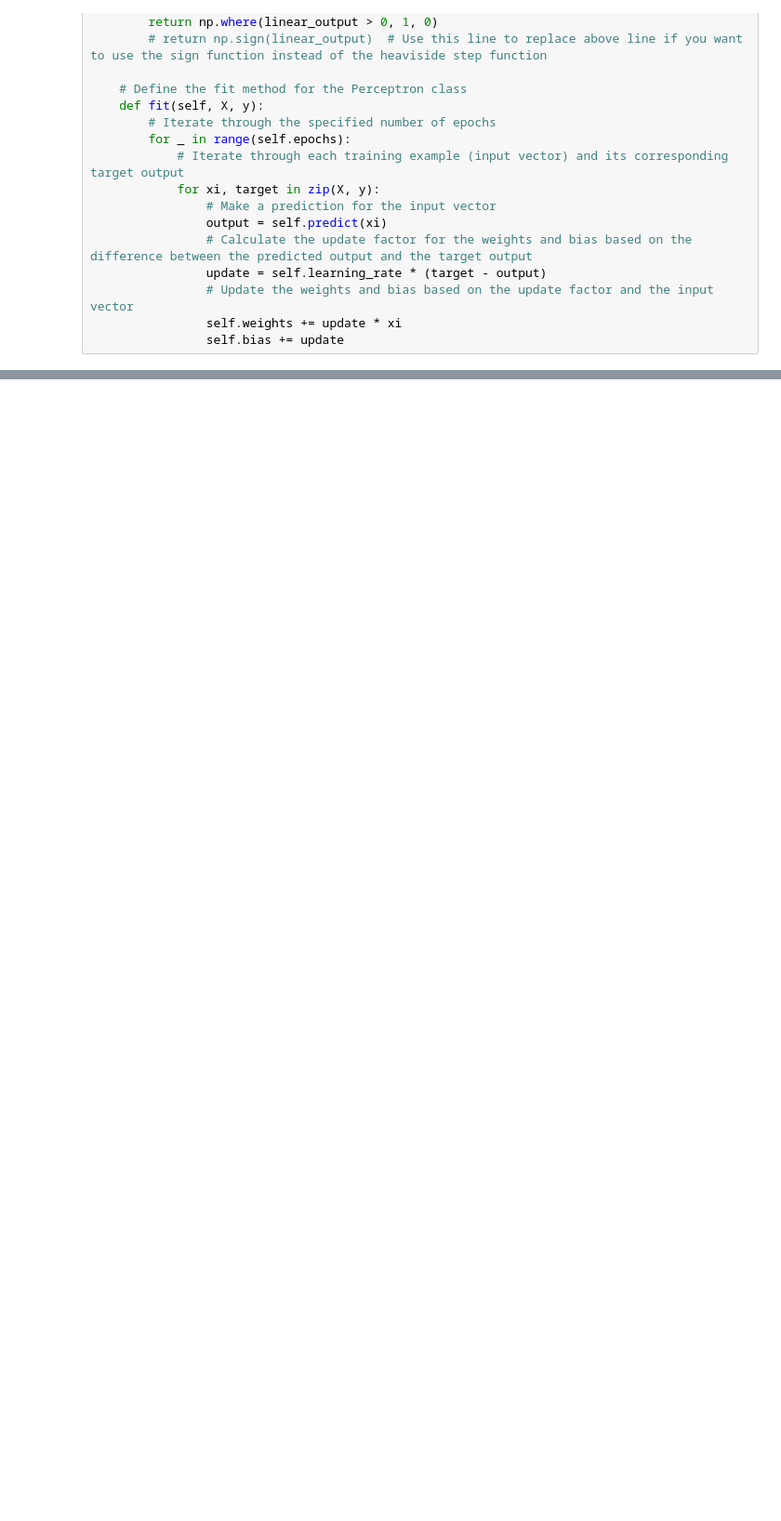
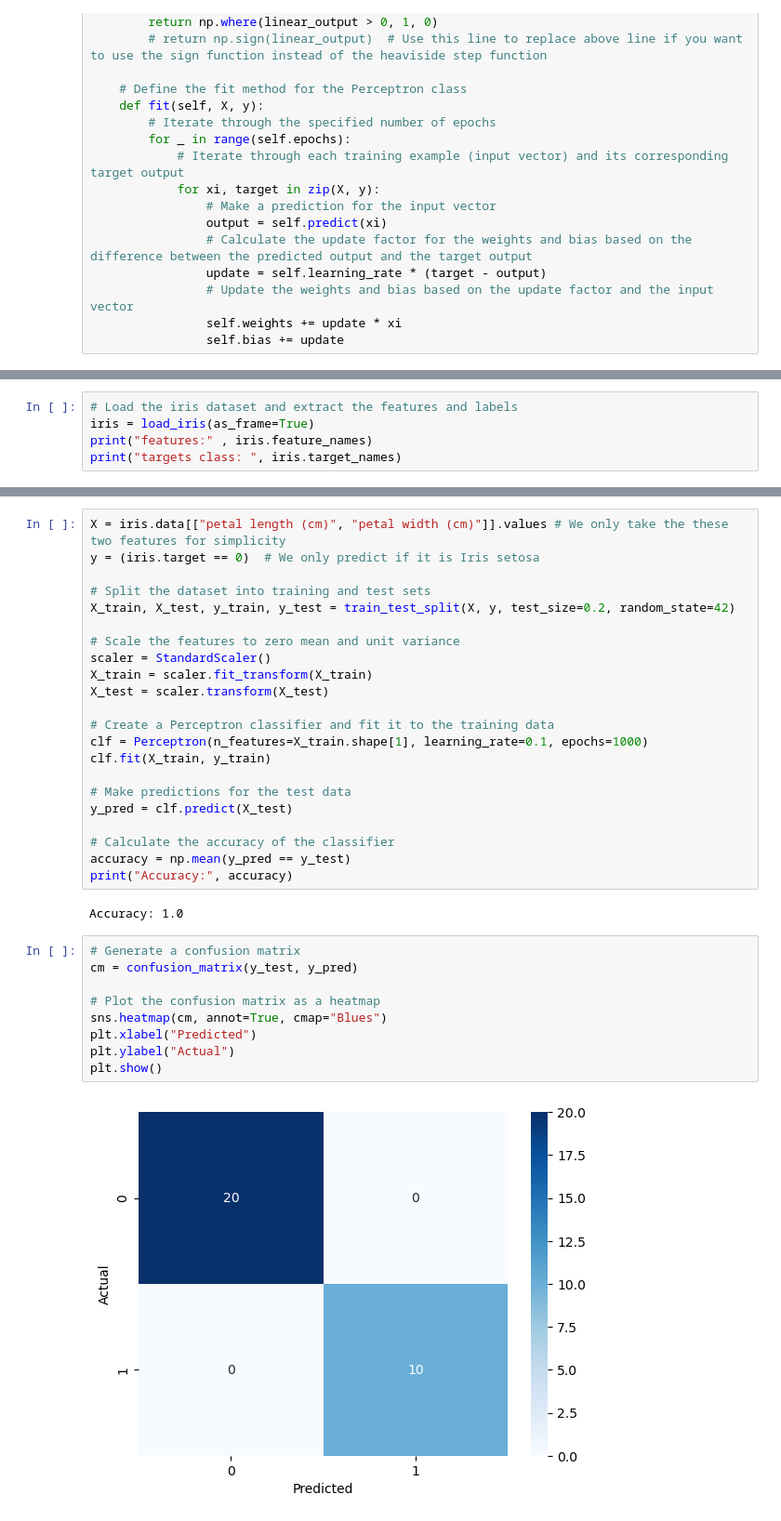
Before and after one commit to CSkylarL/DataScience-MachineLearning, a Jupyter notebook: algorithm/supervised_machine_learning/perceptron/perceptron.ipynb, the cells around one changed output, grey strips where cells are left out. Shown at 93% size. Cells and saved outputs as stored; diff of their text form; blank space fills up the shorter version.

Commit message:
perceptron

```diff
--- a/algorithm/supervised_machine_learning/perceptron/perceptron.ipynb
+++ b/algorithm/supervised_machine_learning/perceptron/perceptron.ipynb
@@ -102,0 +127,5 @@ class Perceptron:
+# %%
+# Load the iris dataset and extract the features and labels
+iris = load_iris(as_frame=True)
+print("features:" , iris.feature_names)
+print("targets class: ", iris.target_names)
@@ -102,0 +135,35 @@ class Perceptron:
+# %%
+X = iris.data[["petal length (cm)", "petal width (cm)"]].values # We only take the these two features for simplicity
+y = (iris.target == 0)  # We only predict if it is Iris setosa
+
+# Split the dataset into training and test sets
+X_train, X_test, y_train, y_test = train_test_split(X, y, test_size=0.2, random_state=42)
+
+# Scale the features to zero mean and unit variance
+scaler = StandardScaler()
+X_train = scaler.fit_transform(X_train)
+X_test = scaler.transform(X_test)
+
+# Create a Perceptron classifier and fit it to the training data
+clf = Perceptron(n_features=X_train.shape[1], learning_rate=0.1, epochs=1000)
+clf.fit(X_train, y_train)
+
+# Make predictions for the test data
+y_pred = clf.predict(X_test)
+
+# Calculate the accuracy of the classifier
+accuracy = np.mean(y_pred == y_test)
+print("Accuracy:", accuracy)
+# %% [output]
+Accuracy: 1.0
+# %%
+# Generate a confusion matrix
+cm = confusion_matrix(y_test, y_pred)
+
+# Plot the confusion matrix as a heatmap
+sns.heatmap(cm, annot=True, cmap="Blues")
+plt.xlabel("Predicted")
+plt.ylabel("Actual")
+plt.show()
+# %% [output]
+[figure, added]
```
Also changed, not shown: parts of 12 cells of this notebook, 1 other file.
